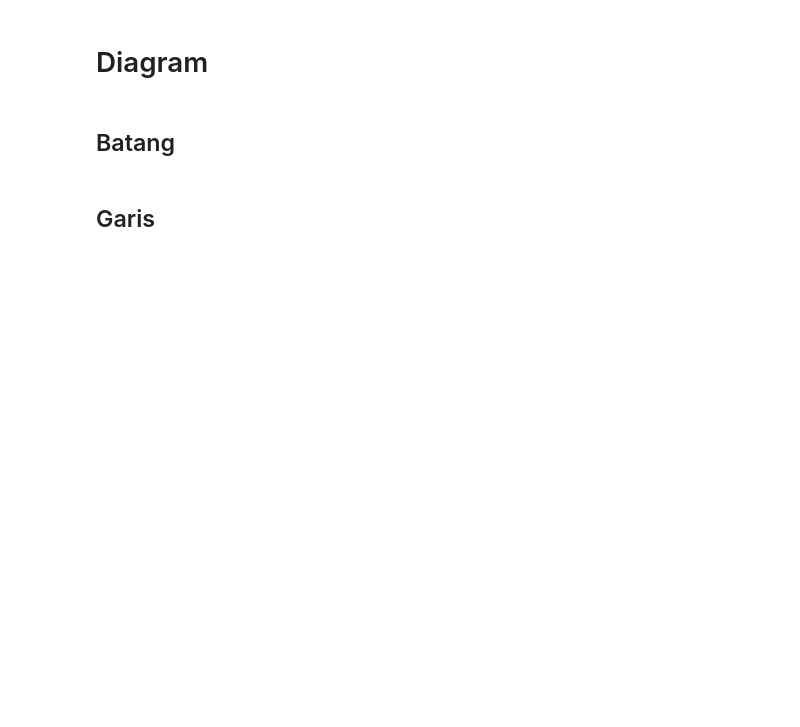
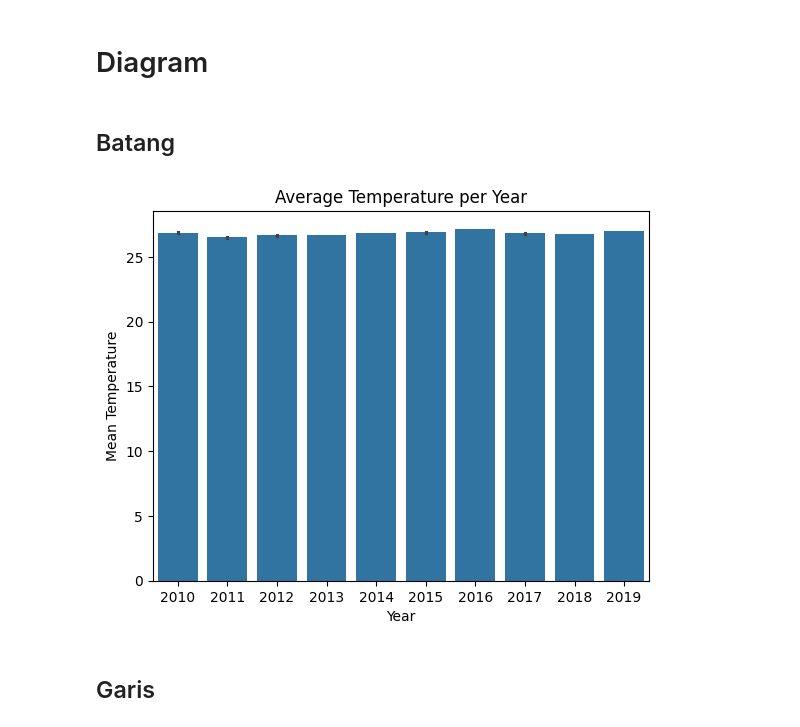
Before and after one commit to tonimurfid/Statistika_24, a Jupyter notebook: code.ipynb, the cells around one changed output. Drawn from its saved outputs; the diff is of its cells as text; code cells hidden in the pictures; blank space fills up the shorter version.

```diff
--- a/code.ipynb
+++ b/code.ipynb
@@ -458,6 +483,14 @@ std_dev_df
 # Diagram
 # %% [markdown]
 ## Batang
+# %%
+sns.barplot(x='date', y='Tavg', data=df)
+plt.title('Average Temperature per Year')
+plt.xlabel('Year')
+plt.ylabel('Mean Temperature')
+plt.show()
+# %% [output]
+[figure, added]
 # %% [markdown]
 ## Garis
 # %% [markdown]
```
Also changed, not shown: parts of 5 cells of this notebook, 1 other file.
